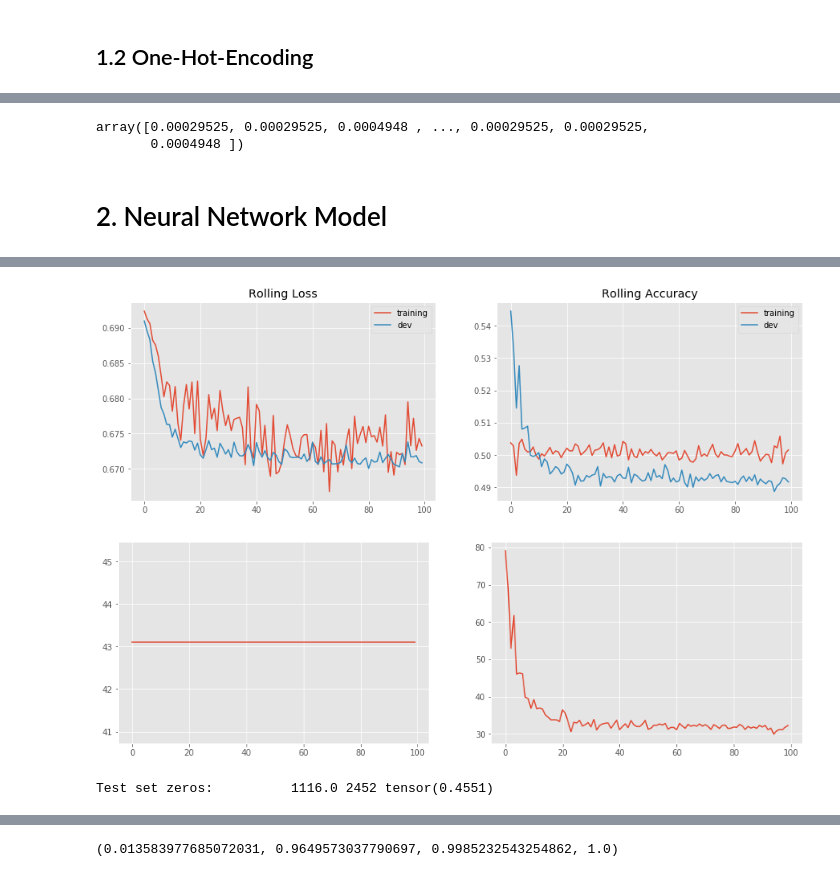
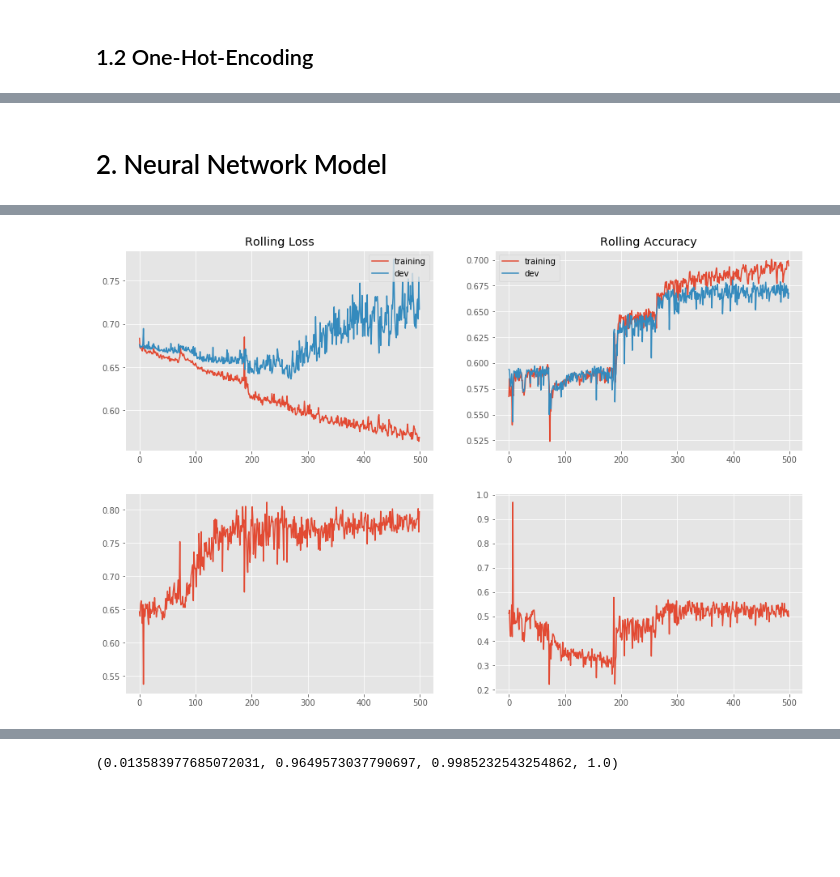
Before and after one commit to binglesley/Project-90106-G28, a Jupyter notebook: Raelene/research_data_nn_BCEWithLogitsLoss-clean.ipynb, the cells around one changed output, grey strips where cells are left out. Drawn from its saved outputs; the diff is of its cells as text; code cells hidden in the pictures; blank space fills up the shorter version.

```diff
--- a/Raelene/research_data_nn_BCEWithLogitsLoss-clean.ipynb
+++ b/Raelene/research_data_nn_BCEWithLogitsLoss-clean.ipynb
@@ -40,7 +40,7 @@ False
 # 1. Pre-process dataset
 # %%
 ## reading clean data
-raw = pd.read_csv('cleaned-12-Oct.csv')
-#raw = raw.drop(['oppo_busi','fac_oppo', 'oppo_Industry'],axis=1)
-raw.head()
+raw = pd.read_csv('cleaned-16-Oct.csv')
+raw = raw.drop(['oppo_busi','fac_oppo', 'oppo_Industry'],axis=1)
+raw.describe()
 # %% [output]
@@ -79,8 +83,9 @@ org = data[["StageName","Parent_Opportunity__c","Is_External__c","ParentId","f_w
 
 scale3 = data["CreatedYear"].div(2020)
 scale4 = data["CreatedMonth"].div(12)
-scale5 = data["year_length"].div(31)
+scale5 = data["days"].div(11618)
 scale6 = data["RN"].div(279)
 
 #df = pd.concat([org,scale3,scale4,scale5,scale6,a,b,c,d,e,f,g], axis=1, ignore_index=True)
 df = pd.concat([org,scale3,scale4,scale5,scale6], axis=1, ignore_index=True)
+df
@@ -105,7 +117,0 @@ Handling unbalanced datasets 2:1 lost to won
-# %%
-weights = 1/raw["StageName"].value_counts().values
-weights = weights[y_train.int()]
-weights
-# %% [output]
-array([0.00029525, 0.00029525, 0.0004948 , ..., 0.00029525, 0.00029525,
-       0.0004948 ])
@@ -235,15 +238,15 @@ model = Net()
 init_state = copy.deepcopy(model.state_dict())
 criterion = torch.nn.BCEWithLogitsLoss() # BCELoss
 # %%
-epochs = 100
-lr_rate = 0.0001
+epochs = 10
+lr_rate = 0.001
 optimizer = torch.optim.Adam(model.parameters(), lr=lr_rate)
 init_state_opt = copy.deepcopy(optimizer.state_dict())
 # %%
 #### RUN MODEL
-epochs = 100
+epochs = 500
 model.load_state_dict(init_state)
 optimizer.load_state_dict(init_state_opt)
 model.to(device)
-results = train_net(imbalancedtrainloader,dev_loader,lr_rate)
+results = train_net(train_loader,dev_loader,lr_rate)
 # %% [output]
@@ -253,19 +270,2 @@ Precision:       43.09677 , Recall:      32.25806
-[figure, old version]
+[figure, new version]
-[figure, old version]
+[figure, new version]
-# %%
-#### Class Distribution Check
-zero = 0
-total = 0
-for features, labels in dev_loader:
-    features = Variable(features)
-    labels = Variable(labels)
-    zero += len(labels)-labels.sum()
-    total += len(labels)
-
-    #outputs = model(features)
-    #prediction = torch.round(outputs)
-    #print(prediction.sum())
-
-print("Test set zeros:\t\t", zero.item(),total,zero/total)
-# %% [output]
-Test set zeros:          1116.0 2452 tensor(0.4551)
```
Also changed, not shown: parts of 24 cells of this notebook, 11 other files.
